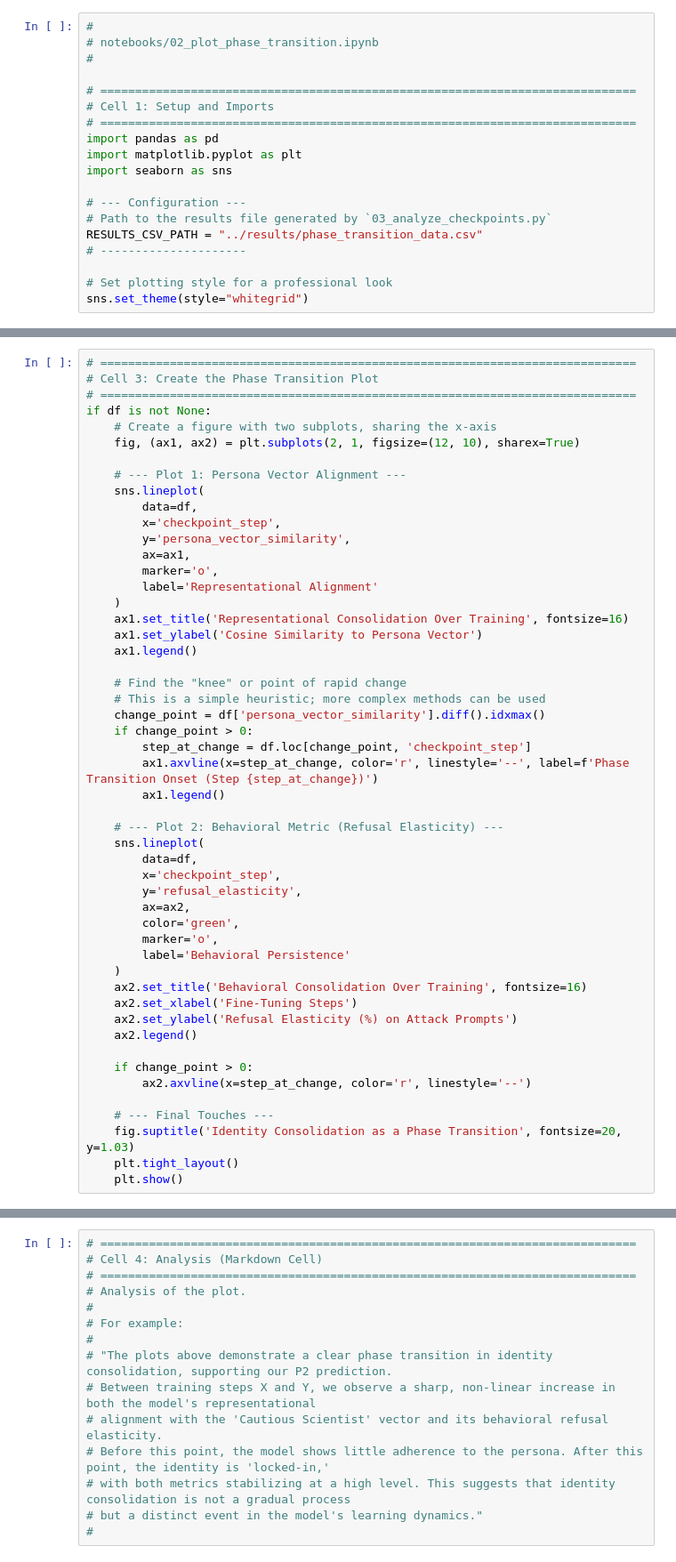
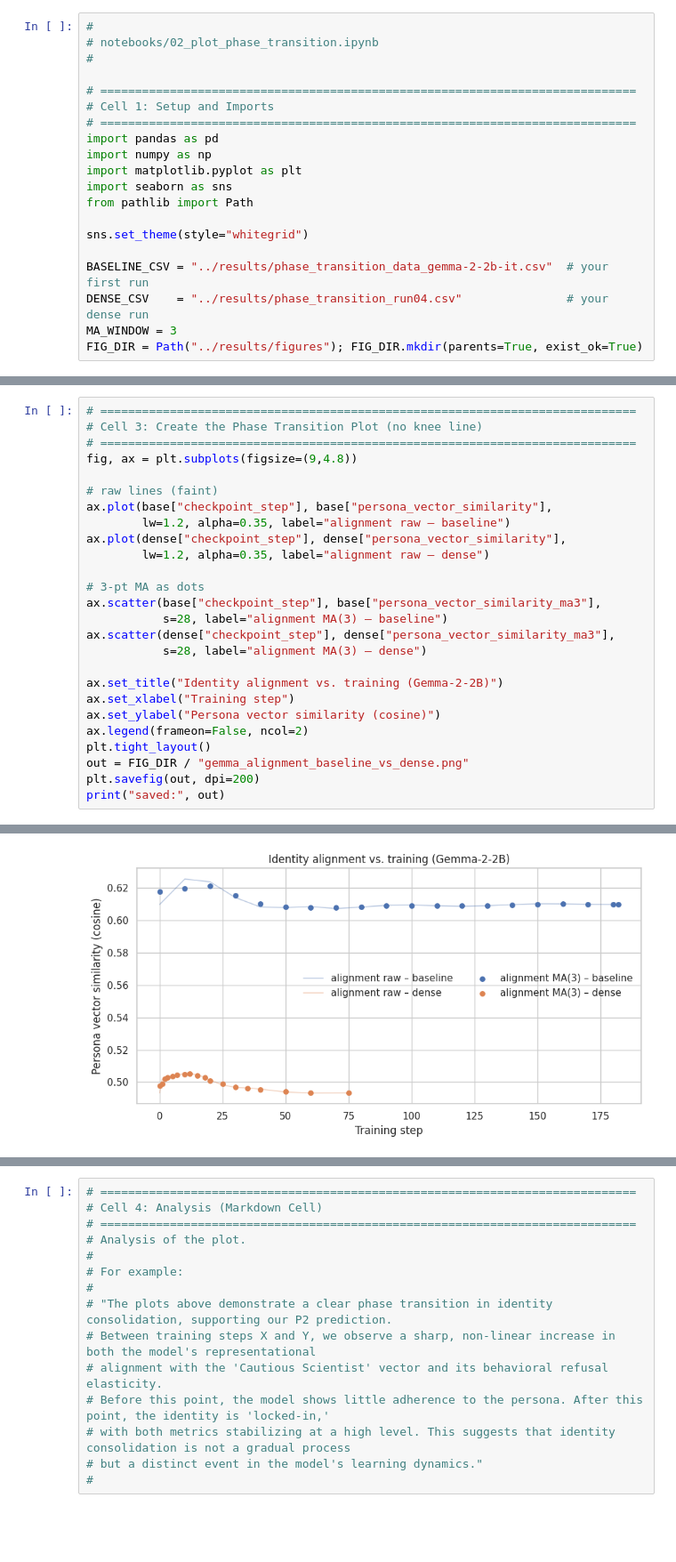
Before and after one commit to gaugefreedom/persona-phase-transition, a Jupyter notebook: notebooks/02_plot_phase_transition.ipynb, the cells around one changed output, grey strips where cells are left out. Shown: that part at 89% size. Saved outputs shown, nothing was run; the diff lists cells and outputs as text; blank space fills up the shorter version.

```diff
--- a/notebooks/02_plot_phase_transition.ipynb
+++ b/notebooks/02_plot_phase_transition.ipynb
@@ -7,16 +7,17 @@
 # Cell 1: Setup and Imports
 # =============================================================================
 import pandas as pd
+import numpy as np
 import matplotlib.pyplot as plt
 import seaborn as sns
+from pathlib import Path
 
-# --- Configuration ---
-# Path to the results file generated by `03_analyze_checkpoints.py`
-RESULTS_CSV_PATH = "../results/phase_transition_data.csv"
-# ---------------------
+sns.set_theme(style="whitegrid")
 
-# Set plotting style for a professional look
-sns.set_theme(style="whitegrid")
+BASELINE_CSV = "../results/phase_transition_data_gemma-2-2b-it.csv"  # your first run
+DENSE_CSV    = "../results/phase_transition_run04.csv"               # your dense run
+MA_WINDOW = 3
+FIG_DIR = Path("../results/figures"); FIG_DIR.mkdir(parents=True, exist_ok=True)
 # %%
 # =============================================================================
 # Cell 2: Load the Results Data
@@ -33,51 +87,27 @@ except FileNotFoundError:
 # %%
 # =============================================================================
-# Cell 3: Create the Phase Transition Plot
+# Cell 3: Create the Phase Transition Plot (no knee line)
 # =============================================================================
-if df is not None:
-    # Create a figure with two subplots, sharing the x-axis
-    fig, (ax1, ax2) = plt.subplots(2, 1, figsize=(12, 10), sharex=True)
+fig, ax = plt.subplots(figsize=(9,4.8))
 
-    # --- Plot 1: Persona Vector Alignment ---
-    sns.lineplot(
-        data=df,
-        x='checkpoint_step',
-        y='persona_vector_similarity',
-        ax=ax1,
-        marker='o',
-        label='Representational Alignment'
-    )
-    ax1.set_title('Representational Consolidation Over Training', fontsize=16)
-    ax1.set_ylabel('Cosine Similarity to Persona Vector')
-    ax1.legend()
+# raw lines (faint)
+ax.plot(base["checkpoint_step"], base["persona_vector_similarity"],
+        lw=1.2, alpha=0.35, label="alignment raw – baseline")
+ax.plot(dense["checkpoint_step"], dense["persona_vector_similarity"],
+        lw=1.2, alpha=0.35, label="alignment raw – dense")
 
-    # Find the "knee" or point of rapid change
-    # This is a simple heuristic; more complex methods can be used
-    change_point = df['persona_vector_similarity'].diff().idxmax()
-    if change_point > 0:
-        step_at_change = df.loc[change_point, 'checkpoint_step']
-        ax1.axvline(x=step_at_change, color='r', linestyle='--', label=f'Phase Transition Onset (Step {step_at_change})')
-        ax1.legend()
+# 3-pt MA as dots
+ax.scatter(base["checkpoint_step"], base["persona_vector_similarity_ma3"],
+           s=28, label="alignment MA(3) – baseline")
+ax.scatter(dense["checkpoint_step"], dense["persona_vector_similarity_ma3"],
+           s=28, label="alignment MA(3) – dense")
 
-    # --- Plot 2: Behavioral Metric (Refusal Elasticity) ---
-    sns.lineplot(
-        data=df,
-        x='checkpoint_step',
-        y='refusal_elasticity',
-        ax=ax2,
-        color='green',
-        marker='o',
-        label='Behavioral Persistence'
-    )
-    ax2.set_title('Behavioral Consolidation Over Training', fontsize=16)
-    ax2.set_xlabel('Fine-Tuning Steps')
-    ax2.set_ylabel('Refusal Elasticity (%) on Attack Prompts')
-    ax2.legend()
-
-    if change_point > 0:
-        ax2.axvline(x=step_at_change, color='r', linestyle='--')
-
-    # --- Final Touches ---
-    fig.suptitle('Identity Consolidation as a Phase Transition', fontsize=20, y=1.03)
-    plt.tight_layout()
-    plt.show()
+ax.set_title("Identity alignment vs. training (Gemma-2-2B)")
+ax.set_xlabel("Training step")
+ax.set_ylabel("Persona vector similarity (cosine)")
+ax.legend(frameon=False, ncol=2)
+plt.tight_layout()
+out = FIG_DIR / "gemma_alignment_baseline_vs_dense.png"
+plt.savefig(out, dpi=200)
+print("saved:", out)
+# %% [output]
@@ -83,0 +115 @@ if df is not None:
+[figure, added]
```
Also changed, not shown: parts of 4 cells of this notebook, 7 other files.
